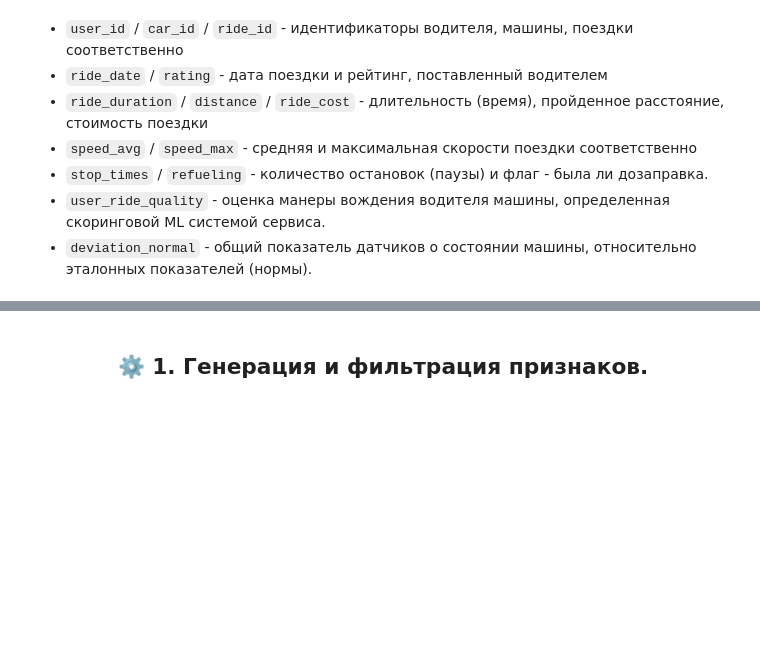
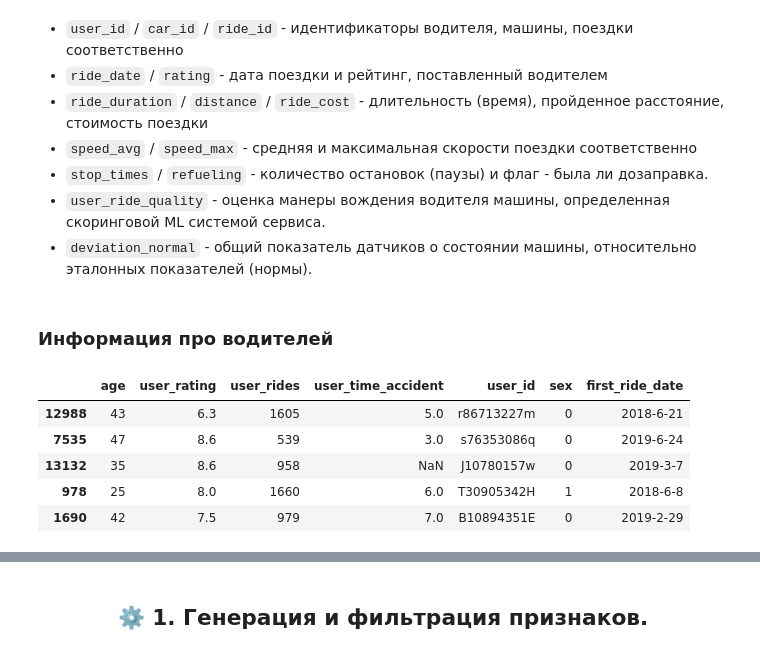
Before and after one commit to a-milenkin/MIPT_CDS, a Jupyter notebook: mipt_cds.ipynb, the cells around one changed output, grey strips where cells are left out. Drawn from its saved outputs; the diff is of its cells as text; code cells hidden in the pictures; blank space fills up the shorter version.

```diff
--- a/mipt_cds.ipynb
+++ b/mipt_cds.ipynb
@@ -77,3 +79,15 @@ rides_info.head()
 - `stop_times` / `refueling` - количество остановок (паузы) и флаг - была ли дозаправка.
 - `user_ride_quality` - оценка манеры вождения водителя машины, определенная скоринговой ML системой сервиса.
 - `deviation_normal` - общий показатель датчиков о состоянии машины, относительно эталонных показателей (нормы).
+# %% [markdown]
+### Информация про водителей
+# %%
+driver_info = pd.read_csv('https://raw.githubusercontent.com/a-milenkin/Competitive_Data_Science/main/data/driver_info.csv')
+driver_info.sample(5)
+# %% [output]
+|  | age | user_rating | user_rides | user_time_accident | user_id | sex | first_ride_date |
+| 12988 | 43 | 6.3 | 1605 | 5.0 | r86713227m | 0 | 2018-6-21 |
+| 7535 | 47 | 8.6 | 539 | 3.0 | s76353086q | 0 | 2019-6-24 |
+| 13132 | 35 | 8.6 | 958 | NaN | J10780157w | 0 | 2019-3-7 |
+| 978 | 25 | 8.0 | 1660 | 6.0 | T30905342H | 1 | 2018-6-8 |
+| 1690 | 42 | 7.5 | 979 | 7.0 | B10894351E | 0 | 2019-2-29 |
```
Also changed, not shown: parts of 71 cells of this notebook, 42 other files.
